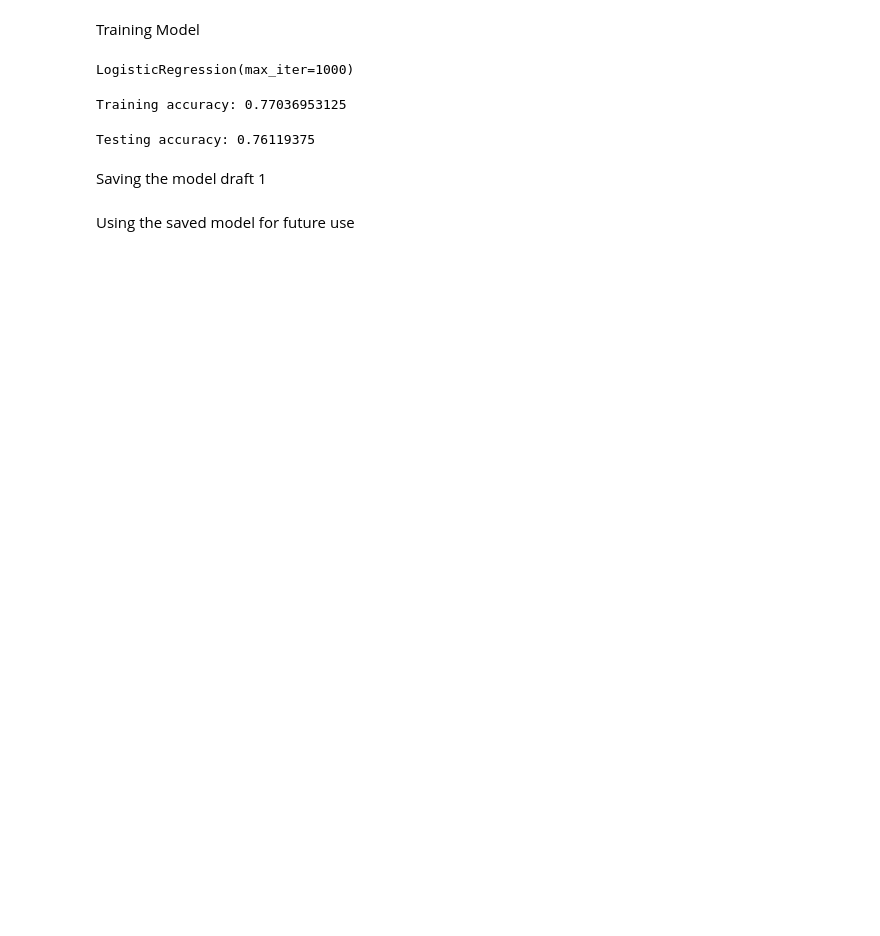
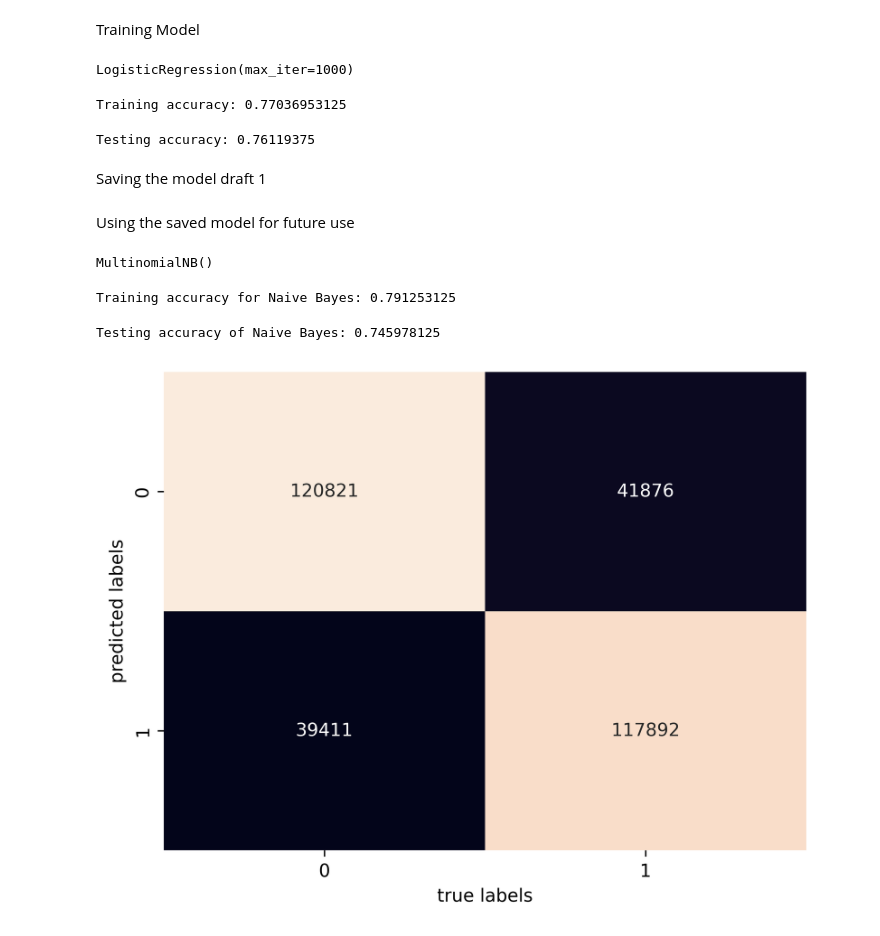
Before and after one commit to dvjgpta/Twitter_Sentiment_Analysis, a Jupyter notebook: Sentiment_analysis.ipynb, the cells around one changed output. Cells and saved outputs as stored; diff of their text form; code cells hidden in the pictures; blank space fills up the shorter version.

```diff
--- a/Sentiment_analysis.ipynb
+++ b/Sentiment_analysis.ipynb
@@ -5,15 +7,10 @@ import zipfile
 import os
 import pandas as pd
 
-sentiment_data_path = "/mnt/DATA/EE22B013/Btech_project/Sentiment_Analysis/training.1600000.processed.noemoticon.csv.zip"
-
-with zipfile.ZipFile(sentiment_data_path, 'r') as z:
-
-    with z.open('training.1600000.processed.noemoticon.csv') as f:
-        data= pd.read_csv(f, encoding='latin-1', header=None)
-        df= data.copy()
-        df.columns = ['target', 'ids', 'date', 'flag', 'user', 'text']
-        df[['target', 'text']]
-        df['target'] = df['target'].map({0: 0, 4: 1})  # Map 0 to negative (0) and 4 to positive (1)
-        print(df)
+data= pd.read_csv("/content/training.1600000.processed.noemoticon.csv", encoding='latin-1', header=None)
+df= data.copy()
+df.columns = ['target', 'ids', 'date', 'flag', 'user', 'text']
+df[['target', 'text']]
+df['target'] = df['target'].map({0: 0, 4: 1})  # Map 0 to negative (0) and 4 to positive (1)
+print(df)
 # %% [output]
@@ -236,3 +237,32 @@ Using the saved model for future use
 # %%
 #loading the saved model to test
 loaded_model=pickle.load(open(filename,'rb'))
+# %%
+from sklearn.naive_bayes import MultinomialNB
+nb_model=MultinomialNB()
+nb_model.fit(X_train,y_train)
+# %% [output]
+MultinomialNB()
+# %%
+nb_train_pred=nb_model.predict(X_train)
+nb_train_acc=accuracy_score(y_train,nb_train_pred)
+print("Training accuracy for Naive Bayes:",nb_train_acc)
+# %% [output]
+Training accuracy for Naive Bayes: 0.791253125
+# %%
+nb_test_pred=nb_model.predict(X_test)
+nb_test_acc=accuracy_score(y_test,nb_test_pred)
+print("Testing accuracy of Naive Bayes:",nb_test_acc)
+# %% [output]
+Testing accuracy of Naive Bayes: 0.745978125
+# %%
+import matplotlib.pyplot as plt
+import seaborn as sns
+plt.figure(dpi=600)
+mat=confusion_matrix(y_test,nb_test_pred)
+sns.heatmap(mat.T, annot=True, fmt='d', cbar=False)
+plt.xlabel('true labels')
+plt.ylabel('predicted labels')
+plt.show()
+# %% [output]
+[figure, added]
```
Also changed, not shown: parts of 17 cells of this notebook.
